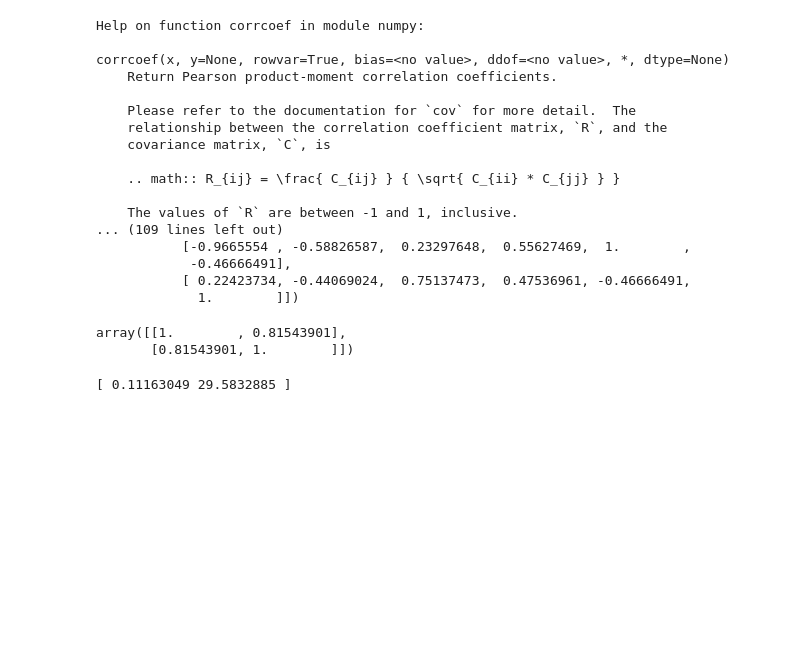
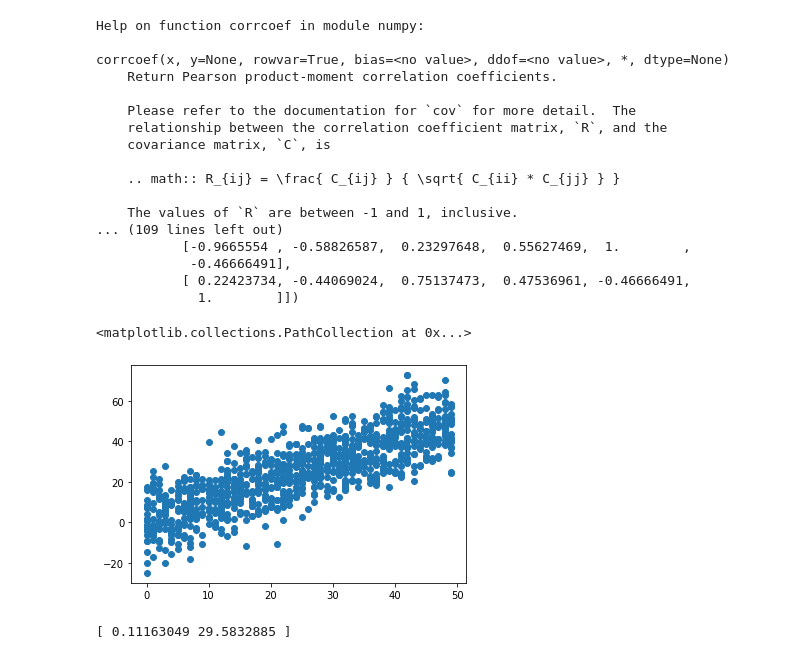
Before and after one commit to Zhouzhenjie09/IOD, a Jupyter notebook: 1_lab/Mob1_Lab/Lab 1.1.4 Statistics.ipynb, the cells around one changed output. Cells and saved outputs as stored; diff of their text form; code cells hidden in the pictures; blank space fills up the shorter version.

```diff
--- a/1_lab/Mob1_Lab/Lab 1.1.4 Statistics.ipynb
+++ b/1_lab/Mob1_Lab/Lab 1.1.4 Statistics.ipynb
@@ -209,19 +209,20 @@ corrcoef(x, y=None, rowvar=True, bias=<no value>, ddof=<no value>, *, dtype=None
 # %%
 # Calculate and visualise correlations
 import matplotlib
 np.random.seed(1)
 
 # 1000 random integers between 0 and 50
 x = np.random.randint(0, 50, 1000)
 
 # Positive Correlation with some noise
 y = x + np.random.normal(0, 10, 1000)
 
 # To Do
 np.corrcoef(x, y)
+plt.scatter(x,y)
 # %% [output]
-array([[1.        , 0.81543901],
-       [0.81543901, 1.        ]])
+<matplotlib.collections.PathCollection at 0x...>
+[figure, added]
 # %%
 # Calculate the coefficient of best fit line or curve
 x = [21,22,23,4,5,6,77,8,9,10,31,32,33,34,35,36,37,18,49,50,100,10,32,49,10,10]
```
Also changed, not shown: parts of 11 cells of this notebook.
